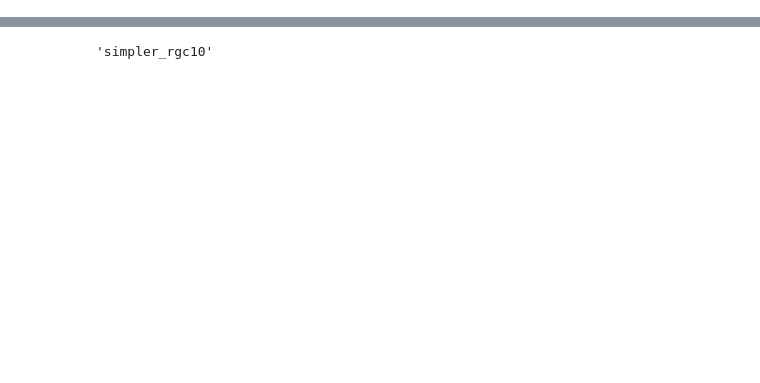
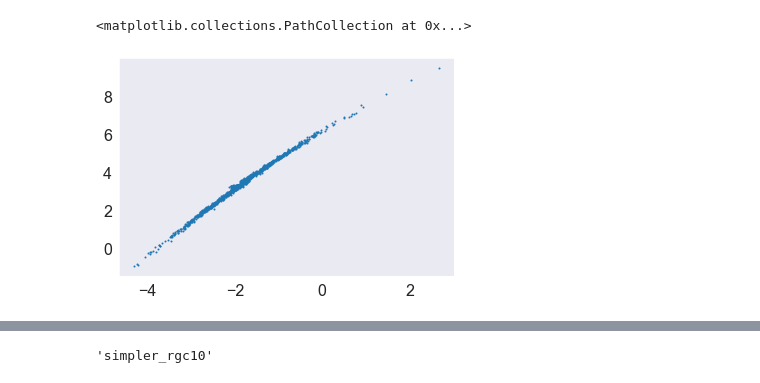
Before and after one commit to caganze/stellarstreams, a Jupyter notebook: notebooks/Rotating Stream and Simpler Direct Nboy.ipynb, the cells around one changed output, grey strips where cells are left out. Saved outputs shown, nothing was run; the diff lists cells and outputs as text; code cells hidden in the pictures; blank space fills up the shorter version.

```diff
--- a/notebooks/Rotating Stream and Simpler Direct Nboy.ipynb
+++ b/notebooks/Rotating Stream and Simpler Direct Nboy.ipynb
@@ -305,2 +318,8 @@ animate_collision(halo_and_stream, np.arange( NSTEPS_COL*2), file_prefix)
+# %%
+fig, ax=plt.subplots()
+ax.scatter(s.pos.x, s.pos.y, s=1)
+# %% [output]
+<matplotlib.collections.PathCollection at 0x...>
+[figure, added]
 # %%
 
```
Also changed, not shown: parts of 18 cells of this notebook, 4 other files.
